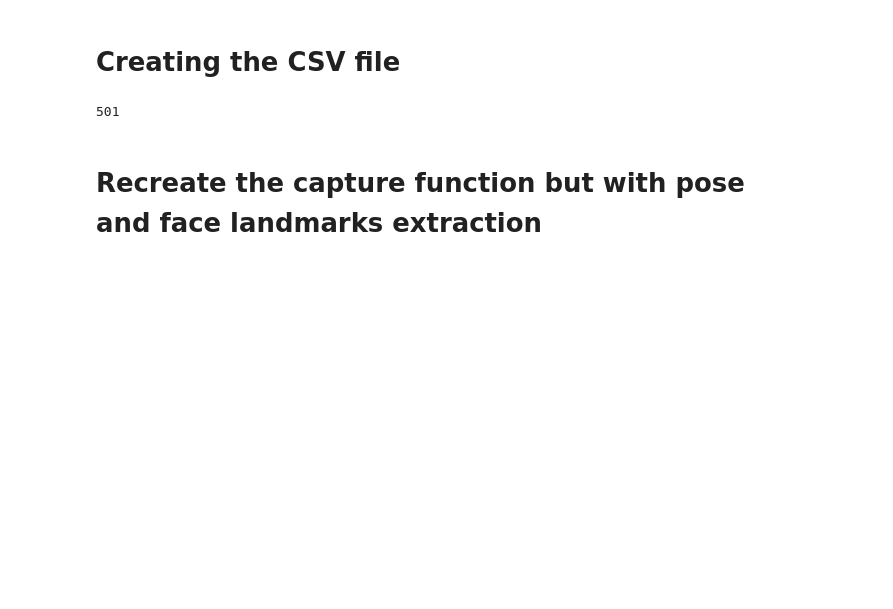
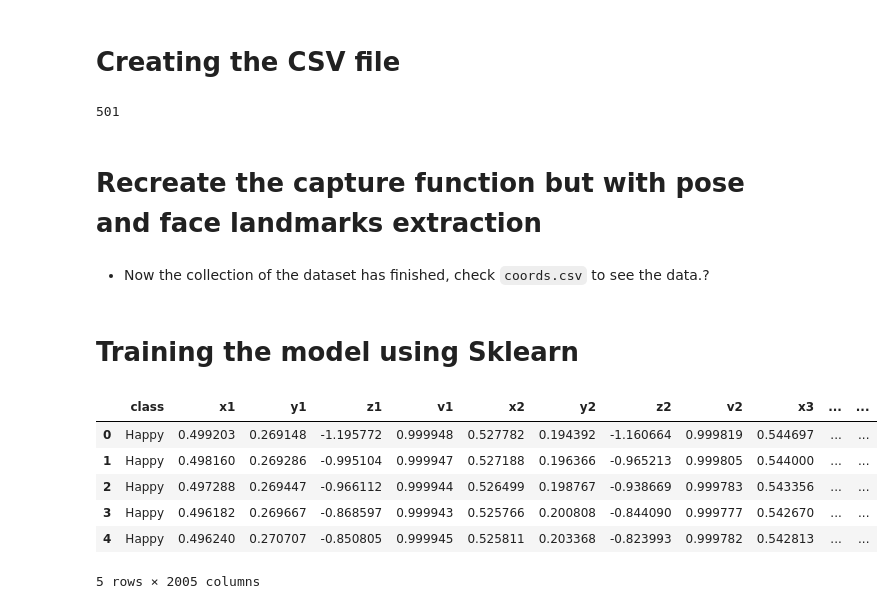
Before and after one commit to SamerAT11/Video_Classification, a Jupyter notebook: Body Decoder/body_decoder.ipynb, the cells around one changed output. Cells and saved outputs as stored; diff of their text form; code cells hidden in the pictures; blank space fills up the shorter version.

Commit message:
added training script

```diff
--- a/Body Decoder/body_decoder.ipynb
+++ b/Body Decoder/body_decoder.ipynb
@@ -175,3 +176,7 @@ def capture_video(class_name: str):
 # %%
 # Call the capture function with the class name
 capture_video('Victory')
+# %% [markdown]
+* Now the collection of the dataset has finished, check `coords.csv` to see the data.?
+# %% [markdown]
+# Training the model using Sklearn
@@ -177,0 +192,16 @@ capture_video('Victory')
+# %%
+# Define the data frame
+df = pd.read_csv('coords.csv')
+X = df.drop('class', axis=1)
+y = df['class']
+# %%
+# Explore the data
+df.head()
+# %% [output]
+|  | class | x1 | y1 | z1 | v1 | x2 | y2 | z2 | v2 | x3 | ... | ... |
+| 0 | Happy | 0.499203 | 0.269148 | -1.195772 | 0.999948 | 0.527782 | 0.194392 | -1.160664 | 0.999819 | 0.544697 | ... | ... |
+| 1 | Happy | 0.498160 | 0.269286 | -0.995104 | 0.999947 | 0.527188 | 0.196366 | -0.965213 | 0.999805 | 0.544000 | ... | ... |
+| 2 | Happy | 0.497288 | 0.269447 | -0.966112 | 0.999944 | 0.526499 | 0.198767 | -0.938669 | 0.999783 | 0.543356 | ... | ... |
+| 3 | Happy | 0.496182 | 0.269667 | -0.868597 | 0.999943 | 0.525766 | 0.200808 | -0.844090 | 0.999777 | 0.542670 | ... | ... |
+| 4 | Happy | 0.496240 | 0.270707 | -0.850805 | 0.999945 | 0.525811 | 0.203368 | -0.823993 | 0.999782 | 0.542813 | ... | ... |
+5 rows × 2005 columns
```
Also changed, not shown: parts of 10 cells of this notebook.
